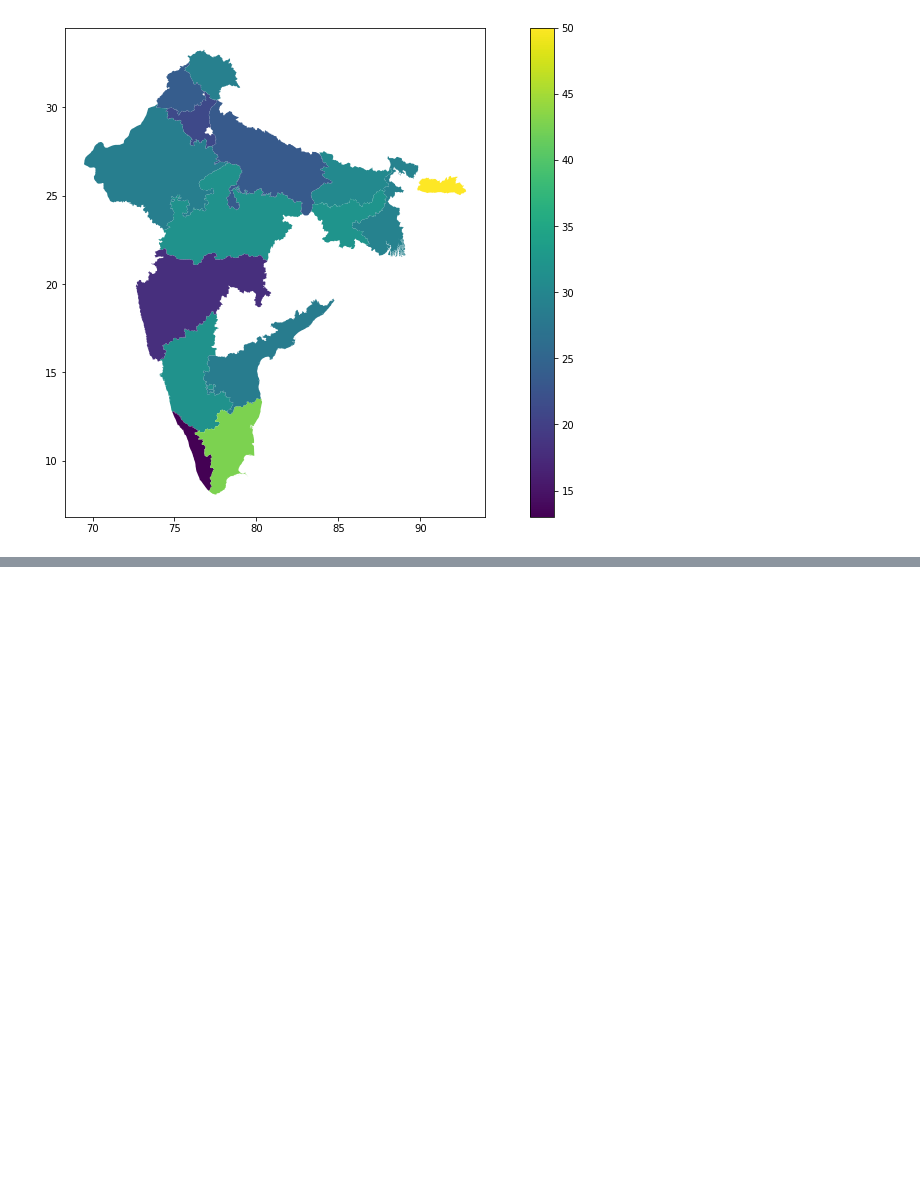
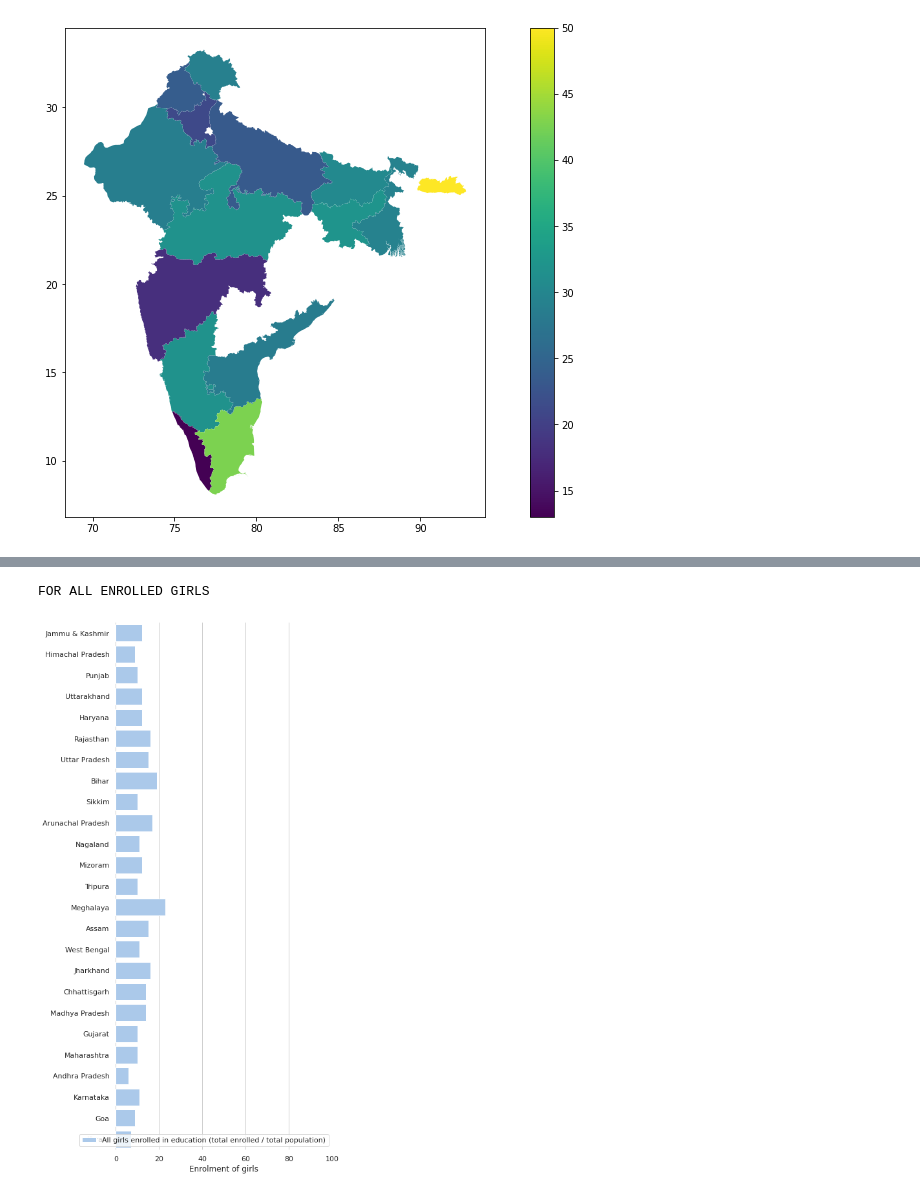
Before and after one commit to helloningshen/R-assignment, a Jupyter notebook: R.ipynb, the cells around one changed output, grey strips where cells are left out. Cells and saved outputs as stored; diff of their text form; code cells hidden in the pictures; blank space fills up the shorter version.

```diff
--- a/R.ipynb
+++ b/R.ipynb
@@ -136,0 +176,5 @@ Literacy rate for primary students in INDIA
+# %%
+t  = state_wise_girls_enrolment_df.sum(axis=1, numeric_only=True)
+state_wise_girls = pd.DataFrame(list(zip(enrolment_states, t)), columns =['states', 'total_girls_enrolled'])
+
+state_wise_girls
@@ -136,0 +199,34 @@ Literacy rate for primary students in INDIA
+# %%
+state_wise_population = pd.read_csv("./population-state-wise.csv")
+remove_delimiter = state_wise_population["population"].str.replace(",", "")
+remove_delimiter2 = state_wise_population["states"].str.replace("#", "")
+
+state_wise_population["population"] = remove_delimiter
+state_wise_population["states"] = remove_delimiter2
+
+girl_enrolled_in_percentage = []
+
+for i in range(0, len(state_wise_girls["states"]) - 1):
+    for j in range(0, len(state_wise_population) - 1):
+        if state_wise_girls["states"][i].lower() == state_wise_population["states"][j].lower():
+            girls_percentage_of_a_state = ((float(state_wise_girls["total_girls_enrolled"][i]) / float(state_wise_population["population"][j])) * 100)
+            girl_enrolled_in_percentage.append([state_wise_girls["states"][i],  int(girls_percentage_of_a_state) ])
+
+
+girl_enrolled_in_percentage_df = pd.DataFrame(girl_enrolled_in_percentage, columns=["states", "girls_enrolled_percentage"])
+girl_enrolled_in_percentage_df
+
+
+sns.set_theme(style="whitegrid")
+f, ax = plt.subplots(figsize=(6, 15))
+sns.set_color_codes("pastel")
+print("FOR ALL ENROLLED GIRLS")
+sns.barplot(x="girls_enrolled_percentage", y="states", data=girl_enrolled_in_percentage_df,  label="All girls enrolled in education (total enrolled / total population)", color="b")
+
+ax.legend(ncol=2, loc="lower right", frameon=True)
+ax.set(xlim=(0, 100), ylabel="",
+       xlabel="Enrolment of girls")
+sns.despine(left=True, bottom=True)
+# %% [output]
+FOR ALL ENROLLED GIRLS
+[figure, added]
```
Also changed, not shown: parts of 8 cells of this notebook, 5 other files.
